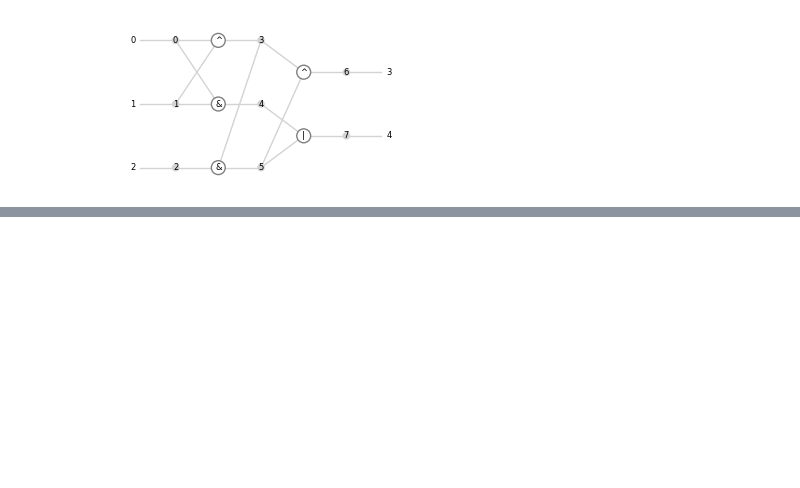
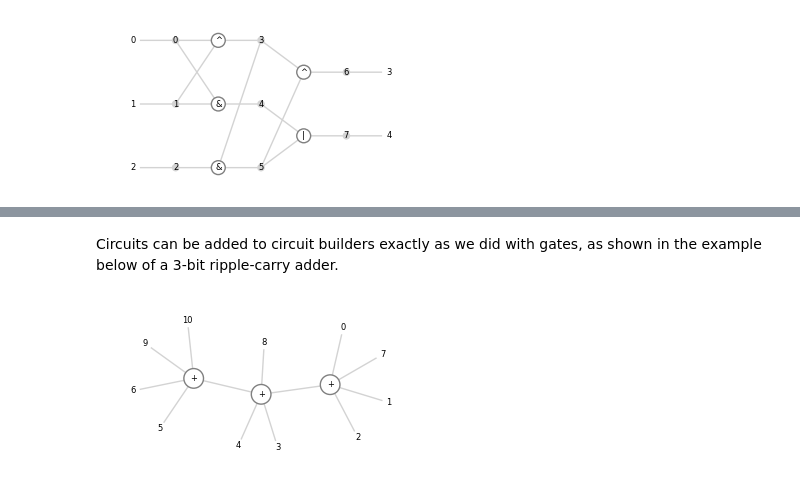
Before and after one commit to hashberg-io/tensorsat, a Jupyter notebook: notebooks/01-introduction.ipynb, the cells around one changed output, grey strips where cells are left out. Saved outputs shown, nothing was run; the diff lists cells and outputs as text; code cells hidden in the pictures; blank space fills up the shorter version.

```diff
--- a/notebooks/01-introduction.ipynb
+++ b/notebooks/01-introduction.ipynb
@@ -384,0 +414,20 @@ draw_diagram(
+# %% [markdown]
+Circuits can be added to circuit builders exactly as we did with gates, as shown in the example below of a 3-bit ripple-carry adder.
+# %%
+circ = DiagramBuilder[FinSet]()
+
+c0, a0, b0, a1, b1, a2, b2 = circ.add_inputs(bit**7)
+s1, c1 = full_adder @ circ[c0, a0, b0]
+s2, c2 = full_adder @ circ[c1, a1, b1]
+s3, c3 = full_adder @ circ[c2, a2, b2]
+circ.add_outputs([s1, s2, s3, c3])
+
+rc_adder_3 = circ.diagram
+
+draw_diagram(
+    rc_adder_3,
+    node_label={"box": binop_labels, "subdiagram": {full_adder: "+"}},
+    figsize=(4, 2),
+)
+# %% [output]
+[figure, added]
```
Also changed, not shown: parts of 45 cells of this notebook.
